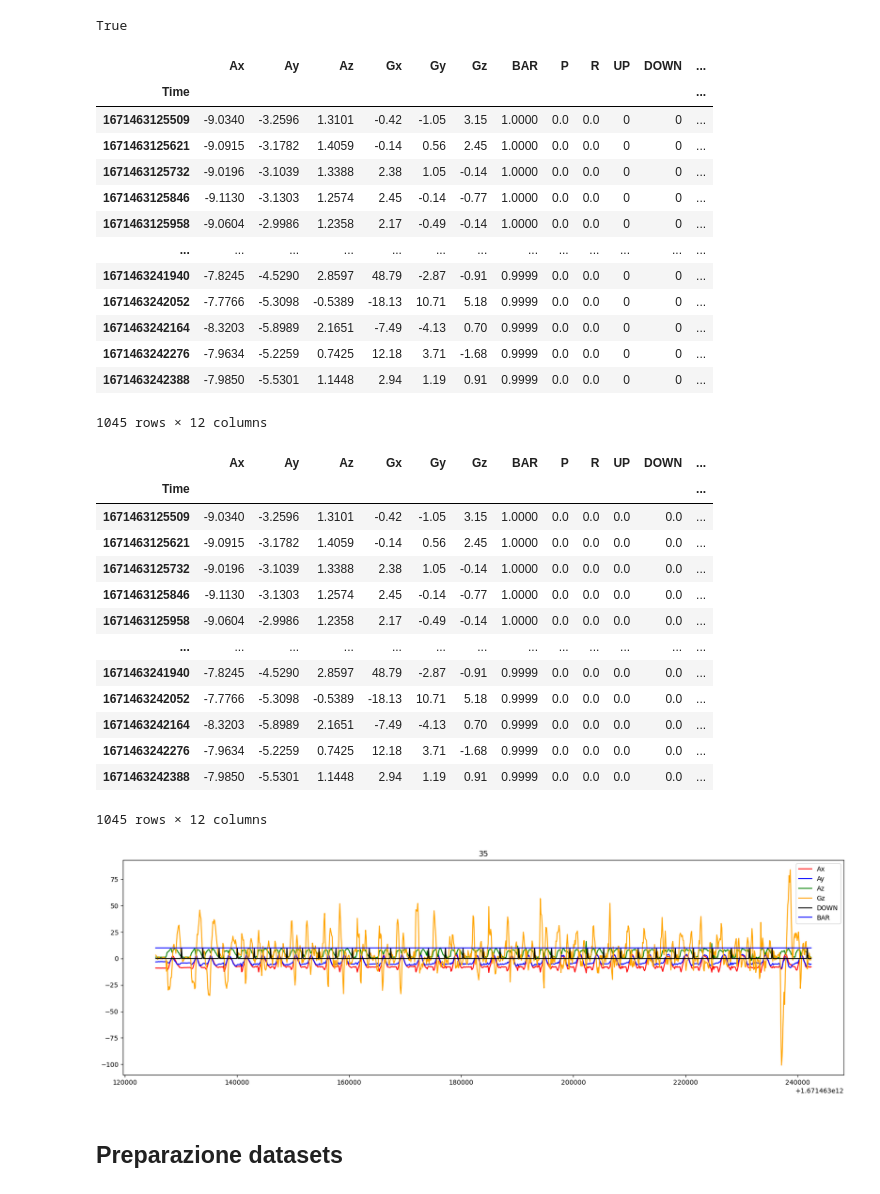
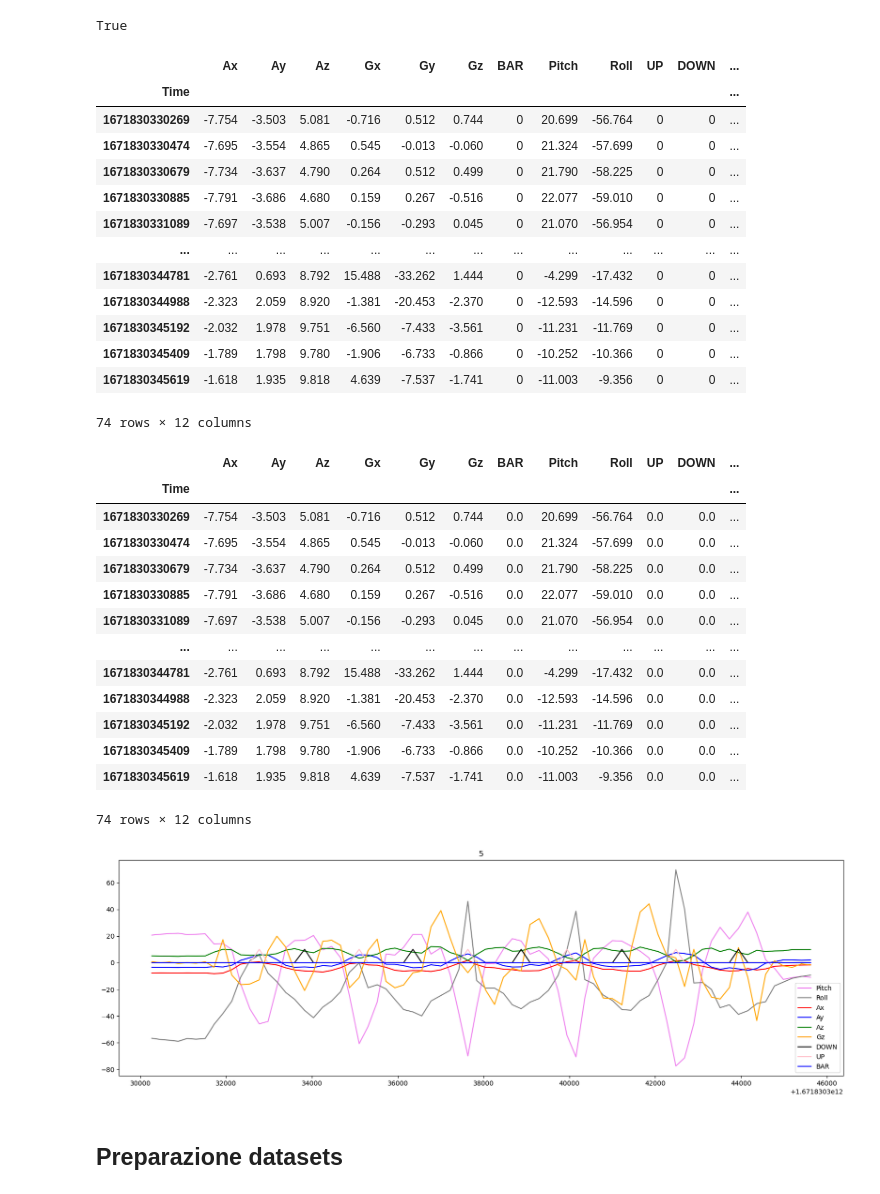
Before and after one commit to paoloartasensi/wow, a Jupyter notebook: shoulderfly_logistic.ipynb, the cells around one changed output. Cells and saved outputs as stored; diff of their text form; code cells hidden in the pictures.

```diff
--- a/shoulderfly_logistic.ipynb
+++ b/shoulderfly_logistic.ipynb
@@ -35,7 +35,7 @@ print(isdir)
 True
 # %%
 
-df = pd.read_csv(path+'Gdrive_csv/shoulderfly_20221219_0420PM.csv')
+df = pd.read_csv(path+'Gdrive_csv/shoulderfly_20221223_1019PM.csv')
 
 
 df.reset_index(drop=True, inplace=True)
@@ -45,20 +45,20 @@ df.reset_index(drop=True, inplace=True)
 df.set_index('Time', inplace=True)
 df
 # %% [output]
-|  | Ax | Ay | Az | Gx | Gy | Gz | BAR | P | R | UP | DOWN | ... |
+|  | Ax | Ay | Az | Gx | Gy | Gz | BAR | Pitch | Roll | UP | DOWN | ... |
 | Time |  |  |  |  |  |  |  |  |  |  |  | ... |
-| 1671463125509 | -9.0340 | -3.2596 | 1.3101 | -0.42 | -1.05 | 3.15 | 1.0000 | 0.0 | 0.0 | 0 | 0 | ... |
-| 1671463125621 | -9.0915 | -3.1782 | 1.4059 | -0.14 | 0.56 | 2.45 | 1.0000 | 0.0 | 0.0 | 0 | 0 | ... |
-| 1671463125732 | -9.0196 | -3.1039 | 1.3388 | 2.38 | 1.05 | -0.14 | 1.0000 | 0.0 | 0.0 | 0 | 0 | ... |
-| 1671463125846 | -9.1130 | -3.1303 | 1.2574 | 2.45 | -0.14 | -0.77 | 1.0000 | 0.0 | 0.0 | 0 | 0 | ... |
-| 1671463125958 | -9.0604 | -2.9986 | 1.2358 | 2.17 | -0.49 | -0.14 | 1.0000 | 0.0 | 0.0 | 0 | 0 | ... |
+| 1671830330269 | -7.754 | -3.503 | 5.081 | -0.716 | 0.512 | 0.744 | 0 | 20.699 | -56.764 | 0 | 0 | ... |
+| 1671830330474 | -7.695 | -3.554 | 4.865 | 0.545 | -0.013 | -0.060 | 0 | 21.324 | -57.699 | 0 | 0 | ... |
+| 1671830330679 | -7.734 | -3.637 | 4.790 | 0.264 | 0.512 | 0.499 | 0 | 21.790 | -58.225 | 0 | 0 | ... |
+| 1671830330885 | -7.791 | -3.686 | 4.680 | 0.159 | 0.267 | -0.516 | 0 | 22.077 | -59.010 | 0 | 0 | ... |
+| 1671830331089 | -7.697 | -3.538 | 5.007 | -0.156 | -0.293 | 0.045 | 0 | 21.070 | -56.954 | 0 | 0 | ... |
 | ... | ... | ... | ... | ... | ... | ... | ... | ... | ... | ... | ... | ... |
-| 1671463241940 | -7.8245 | -4.5290 | 2.8597 | 48.79 | -2.87 | -0.91 | 0.9999 | 0.0 | 0.0 | 0 | 0 | ... |
-| 1671463242052 | -7.7766 | -5.3098 | -0.5389 | -18.13 | 10.71 | 5.18 | 0.9999 | 0.0 | 0.0 | 0 | 0 | ... |
-| 1671463242164 | -8.3203 | -5.8989 | 2.1651 | -7.49 | -4.13 | 0.70 | 0.9999 | 0.0 | 0.0 | 0 | 0 | ... |
-| 1671463242276 | -7.9634 | -5.2259 | 0.7425 | 12.18 | 3.71 | -1.68 | 0.9999 | 0.0 | 0.0 | 0 | 0 | ... |
-| 1671463242388 | -7.9850 | -5.5301 | 1.1448 | 2.94 | 1.19 | 0.91 | 0.9999 | 0.0 | 0.0 | 0 | 0 | ... |
+| 1671830344781 | -2.761 | 0.693 | 8.792 | 15.488 | -33.262 | 1.444 | 0 | -4.299 | -17.432 | 0 | 0 | ... |
+| 1671830344988 | -2.323 | 2.059 | 8.920 | -1.381 | -20.453 | -2.370 | 0 | -12.593 | -14.596 | 0 | 0 | ... |
+| 1671830345192 | -2.032 | 1.978 | 9.751 | -6.560 | -7.433 | -3.561 | 0 | -11.231 | -11.769 | 0 | 0 | ... |
+| 1671830345409 | -1.789 | 1.798 | 9.780 | -1.906 | -6.733 | -0.866 | 0 | -10.252 | -10.366 | 0 | 0 | ... |
+| 1671830345619 | -1.618 | 1.935 | 9.818 | 4.639 | -7.537 | -1.741 | 0 | -11.003 | -9.356 | 0 | 0 | ... |
-1045 rows × 12 columns
+74 rows × 12 columns
 # %%
 # applico uno shift per ogni posizione i con ['DOWN']==1,
 # assegno alle righe prima e dopo ['DOWN']=1
@@ -76,34 +76,38 @@ df = df.copy()
 df.dropna(inplace=True)
 df
 # %% [output]
-|  | Ax | Ay | Az | Gx | Gy | Gz | BAR | P | R | UP | DOWN | ... |
+|  | Ax | Ay | Az | Gx | Gy | Gz | BAR | Pitch | Roll | UP | DOWN | ... |
 | Time |  |  |  |  |  |  |  |  |  |  |  | ... |
-| 1671463125509 | -9.0340 | -3.2596 | 1.3101 | -0.42 | -1.05 | 3.15 | 1.0000 | 0.0 | 0.0 | 0.0 | 0.0 | ... |
-| 1671463125621 | -9.0915 | -3.1782 | 1.4059 | -0.14 | 0.56 | 2.45 | 1.0000 | 0.0 | 0.0 | 0.0 | 0.0 | ... |
-| 1671463125732 | -9.0196 | -3.1039 | 1.3388 | 2.38 | 1.05 | -0.14 | 1.0000 | 0.0 | 0.0 | 0.0 | 0.0 | ... |
-| 1671463125846 | -9.1130 | -3.1303 | 1.2574 | 2.45 | -0.14 | -0.77 | 1.0000 | 0.0 | 0.0 | 0.0 | 0.0 | ... |
-| 1671463125958 | -9.0604 | -2.9986 | 1.2358 | 2.17 | -0.49 | -0.14 | 1.0000 | 0.0 | 0.0 | 0.0 | 0.0 | ... |
+| 1671830330269 | -7.754 | -3.503 | 5.081 | -0.716 | 0.512 | 0.744 | 0.0 | 20.699 | -56.764 | 0.0 | 0.0 | ... |
+| 1671830330474 | -7.695 | -3.554 | 4.865 | 0.545 | -0.013 | -0.060 | 0.0 | 21.324 | -57.699 | 0.0 | 0.0 | ... |
+| 1671830330679 | -7.734 | -3.637 | 4.790 | 0.264 | 0.512 | 0.499 | 0.0 | 21.790 | -58.225 | 0.0 | 0.0 | ... |
+| 1671830330885 | -7.791 | -3.686 | 4.680 | 0.159 | 0.267 | -0.516 | 0.0 | 22.077 | -59.010 | 0.0 | 0.0 | ... |
+| 1671830331089 | -7.697 | -3.538 | 5.007 | -0.156 | -0.293 | 0.045 | 0.0 | 21.070 | -56.954 | 0.0 | 0.0 | ... |
 | ... | ... | ... | ... | ... | ... | ... | ... | ... | ... | ... | ... | ... |
-| 1671463241940 | -7.8245 | -4.5290 | 2.8597 | 48.79 | -2.87 | -0.91 | 0.9999 | 0.0 | 0.0 | 0.0 | 0.0 | ... |
-| 1671463242052 | -7.7766 | -5.3098 | -0.5389 | -18.13 | 10.71 | 5.18 | 0.9999 | 0.0 | 0.0 | 0.0 | 0.0 | ... |
-| 1671463242164 | -8.3203 | -5.8989 | 2.1651 | -7.49 | -4.13 | 0.70 | 0.9999 | 0.0 | 0.0 | 0.0 | 0.0 | ... |
-| 1671463242276 | -7.9634 | -5.2259 | 0.7425 | 12.18 | 3.71 | -1.68 | 0.9999 | 0.0 | 0.0 | 0.0 | 0.0 | ... |
-| 1671463242388 | -7.9850 | -5.5301 | 1.1448 | 2.94 | 1.19 | 0.91 | 0.9999 | 0.0 | 0.0 | 0.0 | 0.0 | ... |
+| 1671830344781 | -2.761 | 0.693 | 8.792 | 15.488 | -33.262 | 1.444 | 0.0 | -4.299 | -17.432 | 0.0 | 0.0 | ... |
+| 1671830344988 | -2.323 | 2.059 | 8.920 | -1.381 | -20.453 | -2.370 | 0.0 | -12.593 | -14.596 | 0.0 | 0.0 | ... |
+| 1671830345192 | -2.032 | 1.978 | 9.751 | -6.560 | -7.433 | -3.561 | 0.0 | -11.231 | -11.769 | 0.0 | 0.0 | ... |
+| 1671830345409 | -1.789 | 1.798 | 9.780 | -1.906 | -6.733 | -0.866 | 0.0 | -10.252 | -10.366 | 0.0 | 0.0 | ... |
+| 1671830345619 | -1.618 | 1.935 | 9.818 | 4.639 | -7.537 | -1.741 | 0.0 | -11.003 | -9.356 | 0.0 | 0.0 | ... |
-1045 rows × 12 columns
+74 rows × 12 columns
 # %%
 plt.figure(figsize=(20,6))
+plt.plot(df['Pitch'], color='violet', label='Pitch')
+plt.plot(df['Roll'], color='grey', label='Roll')
+
 plt.plot(df['Ax'], color='red', label='Ax')
 plt.plot(df['Ay'], color='blue', label='Ay')
 plt.plot(df['Az'], color='green', label='Az')
 plt.plot(df['Gz'], color='orange', label='Gz')
 plt.plot(df['DOWN']*10, color='black', label='DOWN')
+plt.plot(df['UP']*10, color='pink', label='UP')
 plt.plot(df['BAR']*10, color='blue', label='BAR')
 plt.legend()
 count = df['DOWN'].value_counts()[1]
 plt.title(count)
 plt.show()
 # %% [output]
-[figure, old version]
+[figure, new version]
 # %% [markdown]
 ## Preparazione datasets
 # %%
```
Also changed, not shown: parts of 8 cells of this notebook, 46 other files.
